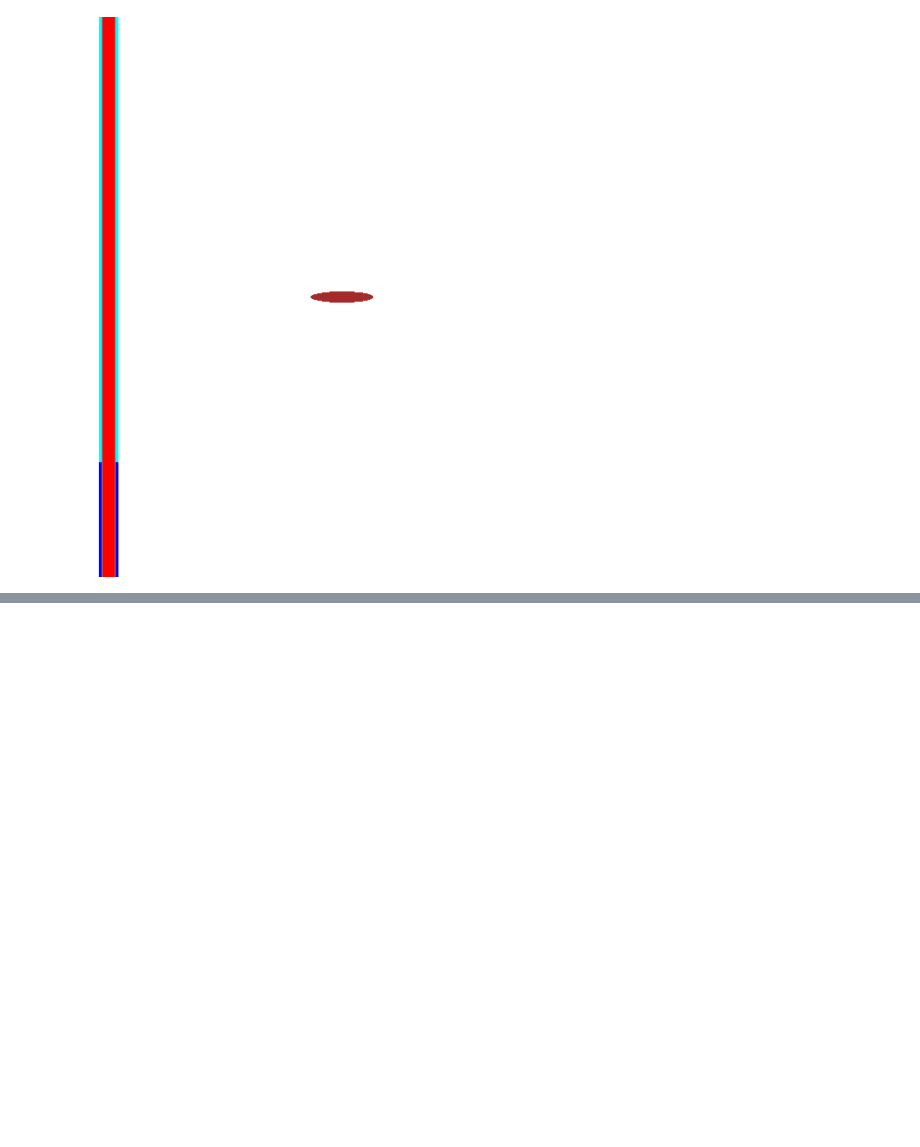
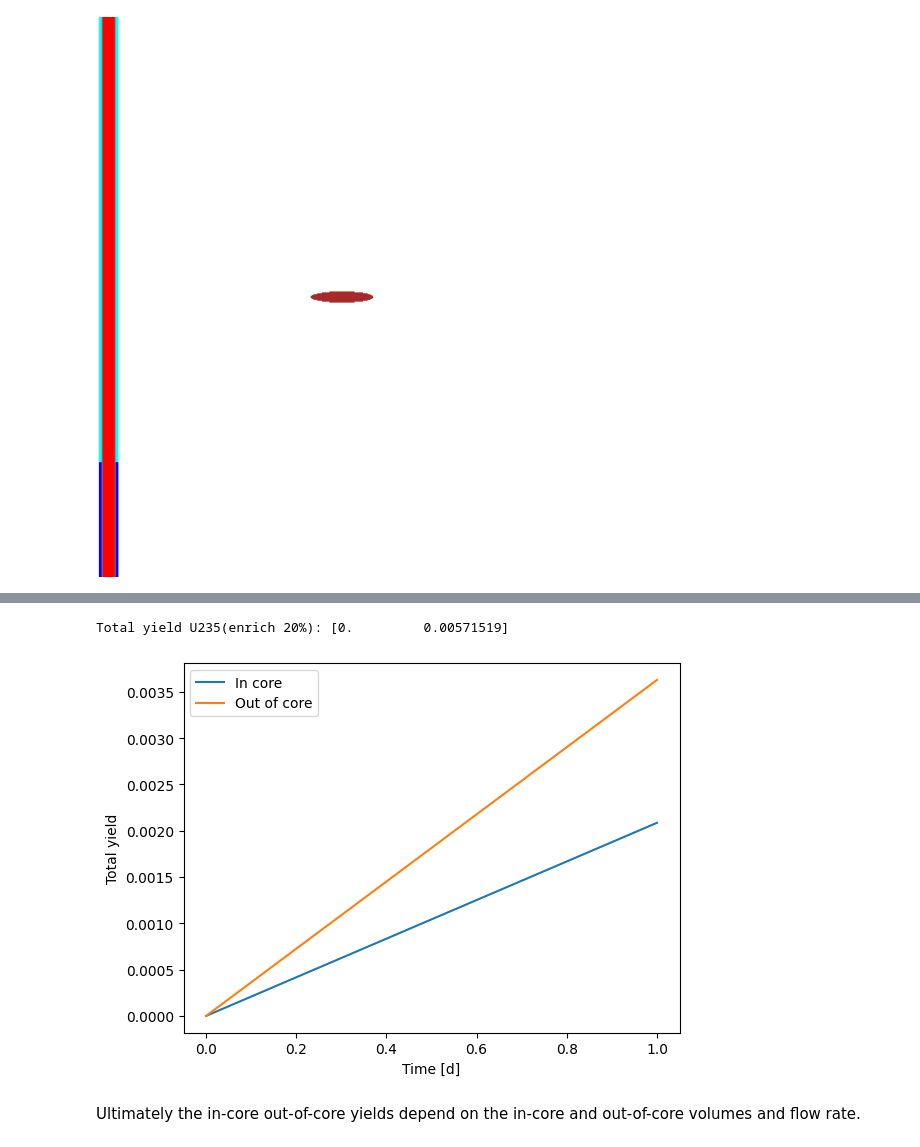
Before and after one commit to openmsr/pincell_msr, a Jupyter notebook: pincell_msr_depletion_dnp.ipynb, the cells around one changed output, grey strips where cells are left out. Saved outputs shown, nothing was run; the diff lists cells and outputs as text; code cells hidden in the pictures; blank space fills up the shorter version.

```diff
--- a/pincell_msr_depletion_dnp.ipynb
+++ b/pincell_msr_depletion_dnp.ipynb
@@ -379,0 +338,15 @@ Total: [0.         0.02401078 0.02411305 0.02410667 0.02410058 0.02406131]
+# %%
+# Total fission rate [#fissions per sec]
+import numpy as np
+fr = 0
+for nuc in res[0].index_nuc.keys():
+
+    try:
+        fr += res.get_reaction_rate(uo2,nuc,'(n,gamma)')[1]
+    except:
+        pass
+    try:
+        fr += res.get_reaction_rate(uo2,nuc,'fission')[1]
+    except:
+        pass
+print(fr)
@@ -379,0 +378,18 @@ Total: [0.         0.02401078 0.02411305 0.02410667 0.02410058 0.02406131]
+# %%
+#delayed neutron yield (DN/Fiss)
+vd_core = dn_core/fr
+vd_ofc = dn_ofc/fr
+print(f'Total yield U235(enrich 20%): {vd_core+vd_ofc}')
+fig, ax = plt.subplots()
+ax.plot(vd_core, label='In core')
+ax.plot(vd_ofc, label='Out of core')
+plt.legend()
+ax.set_xlabel('Time [d]')
+ax.set_ylabel('Total yield')
+#ax.set_yscale('log')
+plt.show()
+# %% [output]
+Total yield U235(enrich 20%): [0.         0.00571519]
+[figure, added]
+# %% [markdown]
+Ultimately the in-core out-of-core yields depend on the in-core and out-of-core volumes and flow rate.
```
Also changed, not shown: parts of 24 cells of this notebook.
